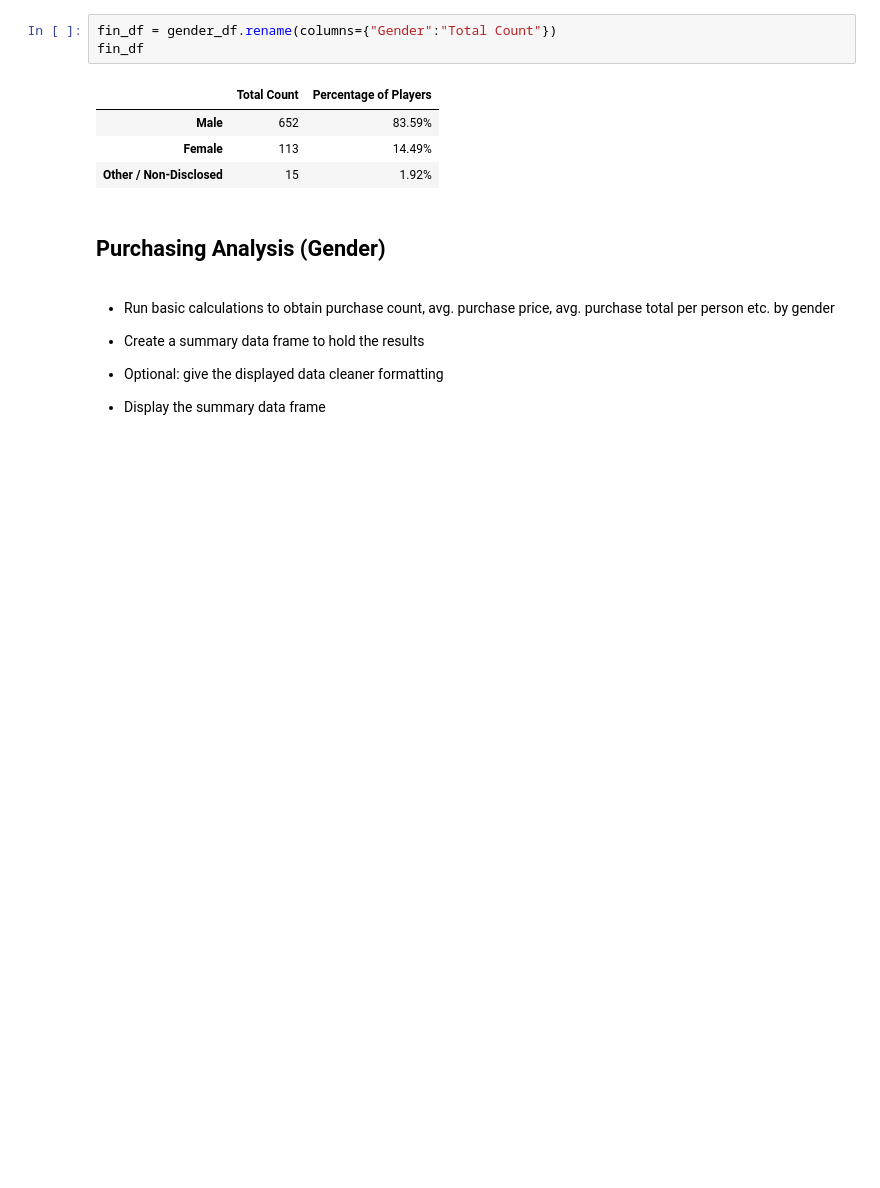
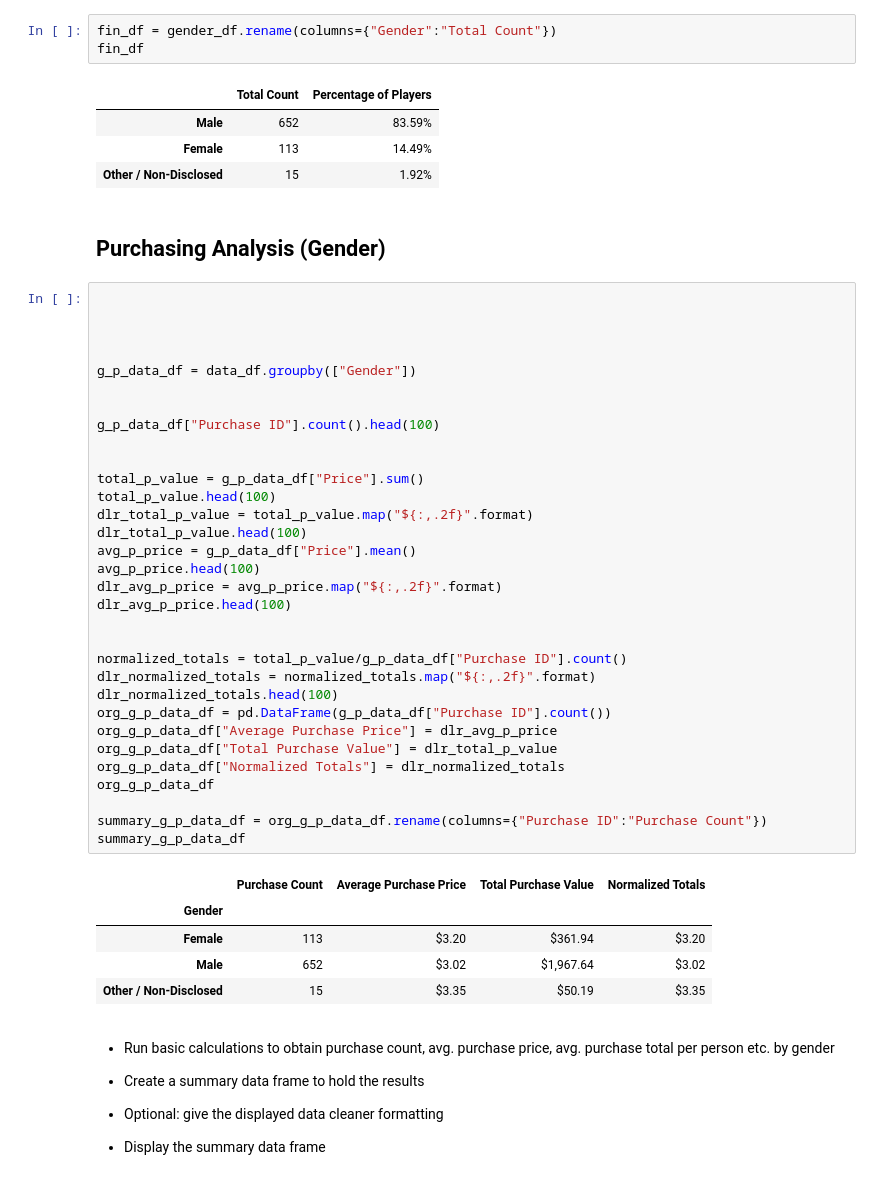
Before and after one commit to Revathi1986/pandas-challenge, a Jupyter notebook: HeroesOfPymoli_starter.ipynb, the cells around one changed output. Drawn from its saved outputs; the diff is of its cells as text; blank space fills up the shorter version.

```diff
--- a/HeroesOfPymoli_starter.ipynb
+++ b/HeroesOfPymoli_starter.ipynb
@@ -207,6 +207,44 @@ fin_df
 # %% [markdown]
 
 ## Purchasing Analysis (Gender)
+# %%
+
+
+
+
+g_p_data_df = data_df.groupby(["Gender"])
+
+
+g_p_data_df["Purchase ID"].count().head(100)
+
+
+total_p_value = g_p_data_df["Price"].sum()
+total_p_value.head(100)
+dlr_total_p_value = total_p_value.map("${:,.2f}".format)
+dlr_total_p_value.head(100)
+avg_p_price = g_p_data_df["Price"].mean()
+avg_p_price.head(100)
+dlr_avg_p_price = avg_p_price.map("${:,.2f}".format)
+dlr_avg_p_price.head(100)
+
+
+normalized_totals = total_p_value/g_p_data_df["Purchase ID"].count()
+dlr_normalized_totals = normalized_totals.map("${:,.2f}".format)
+dlr_normalized_totals.head(100)
+org_g_p_data_df = pd.DataFrame(g_p_data_df["Purchase ID"].count())
+org_g_p_data_df["Average Purchase Price"] = dlr_avg_p_price
+org_g_p_data_df["Total Purchase Value"] = dlr_total_p_value
+org_g_p_data_df["Normalized Totals"] = dlr_normalized_totals
+org_g_p_data_df
+
+summary_g_p_data_df = org_g_p_data_df.rename(columns={"Purchase ID":"Purchase Count"})
+summary_g_p_data_df
+# %% [output]
+|  | Purchase Count | Average Purchase Price | Total Purchase Value | Normalized Totals |
+| Gender |  |  |  |  |
+| Female | 113 | $3.20 | $361.94 | $3.20 |
+| Male | 652 | $3.02 | $1,967.64 | $3.02 |
+| Other / Non-Disclosed | 15 | $3.35 | $50.19 | $3.35 |
 # %% [markdown]
 * Run basic calculations to obtain purchase count, avg. purchase price, avg. purchase total per person etc. by gender
 
```
Also changed, not shown: parts of 4 cells of this notebook.
